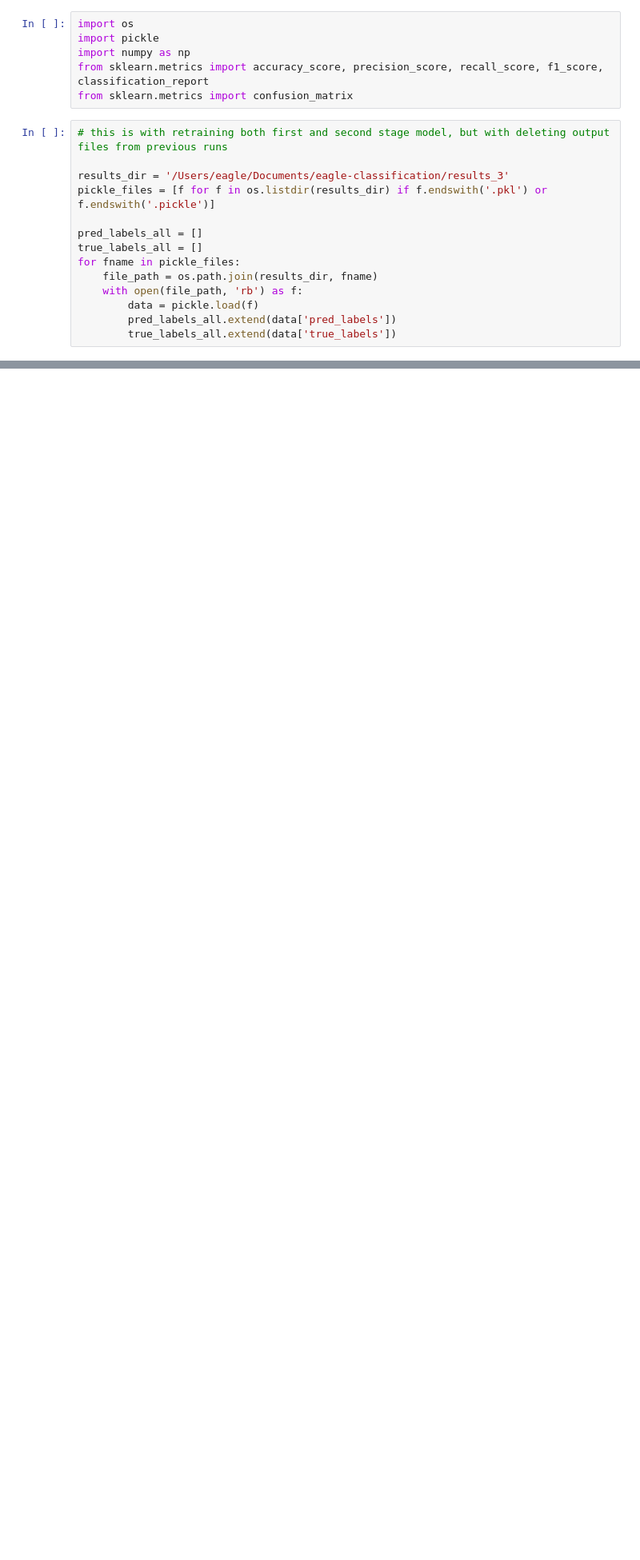
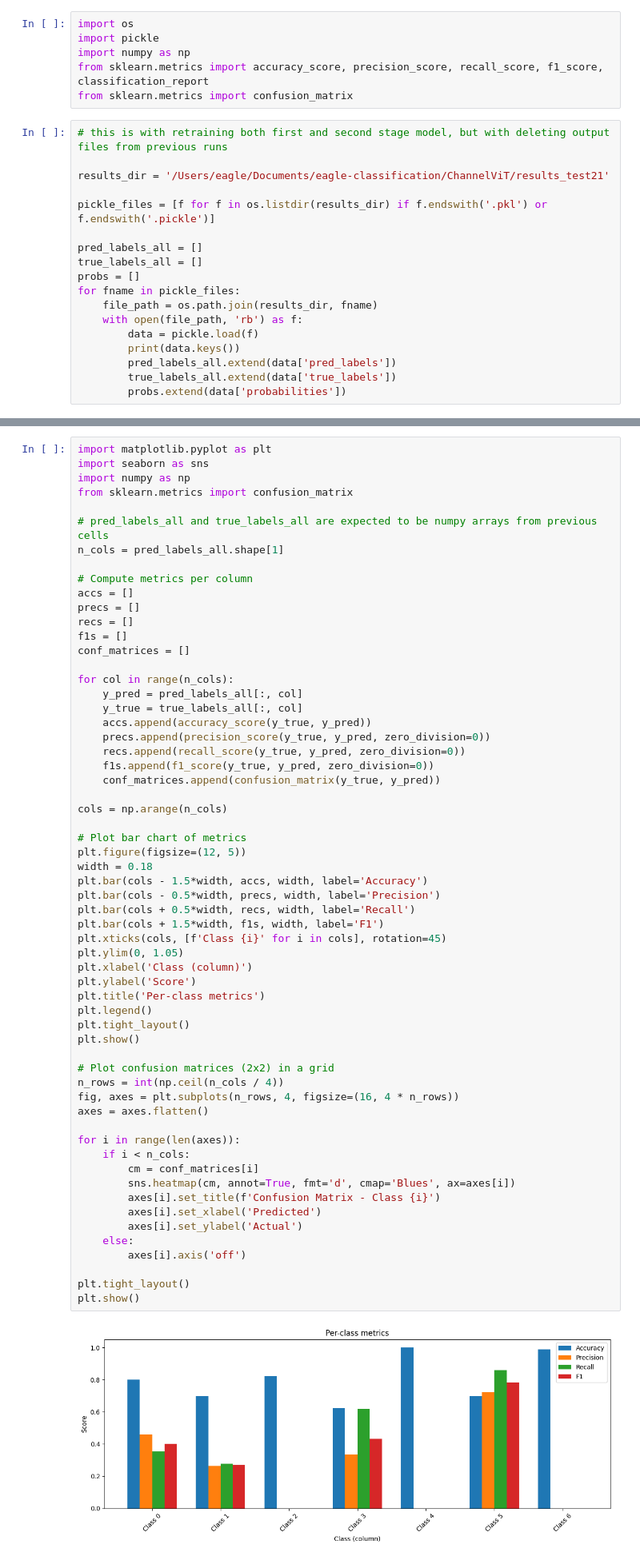
Before and after one commit to danutaparaficz2/copy_EAGLE, a Jupyter notebook: ChannelViT/analysis_test.ipynb, the cells around one changed output, grey strips where cells are left out. Shown: that part at 80% size. Saved outputs shown, nothing was run; the diff lists cells and outputs as text; blank space fills up the shorter version.

```diff
--- a/ChannelViT/analysis_test.ipynb
+++ b/ChannelViT/analysis_test.ipynb
@@ -7,14 +7,18 @@ from sklearn.metrics import confusion_matrix
 # %%
 # this is with retraining both first and second stage model, but with deleting output files from previous runs
 
-results_dir = '/Users/eagle/Documents/eagle-classification/results_3'
+results_dir = '/Users/eagle/Documents/eagle-classification/ChannelViT/results_test21'
+
 pickle_files = [f for f in os.listdir(results_dir) if f.endswith('.pkl') or f.endswith('.pickle')]
 
 pred_labels_all = []
 true_labels_all = []
+probs = []
 for fname in pickle_files:
     file_path = os.path.join(results_dir, fname)
     with open(file_path, 'rb') as f:
         data = pickle.load(f)
+        print(data.keys())
         pred_labels_all.extend(data['pred_labels'])
         true_labels_all.extend(data['true_labels'])
+        probs.extend(data['probabilities'])
@@ -56,0 +74,62 @@ for col in range(n_cols):
+# %%
+import matplotlib.pyplot as plt
+import seaborn as sns
+import numpy as np
+from sklearn.metrics import confusion_matrix
+
+# pred_labels_all and true_labels_all are expected to be numpy arrays from previous cells
+n_cols = pred_labels_all.shape[1]
+
+# Compute metrics per column
+accs = []
+precs = []
+recs = []
+f1s = []
+conf_matrices = []
+
+for col in range(n_cols):
+    y_pred = pred_labels_all[:, col]
+    y_true = true_labels_all[:, col]
+    accs.append(accuracy_score(y_true, y_pred))
+    precs.append(precision_score(y_true, y_pred, zero_division=0))
+    recs.append(recall_score(y_true, y_pred, zero_division=0))
+    f1s.append(f1_score(y_true, y_pred, zero_division=0))
+    conf_matrices.append(confusion_matrix(y_true, y_pred))
+
+cols = np.arange(n_cols)
+
+# Plot bar chart of metrics
+plt.figure(figsize=(12, 5))
+width = 0.18
+plt.bar(cols - 1.5*width, accs, width, label='Accuracy')
+plt.bar(cols - 0.5*width, precs, width, label='Precision')
+plt.bar(cols + 0.5*width, recs, width, label='Recall')
+plt.bar(cols + 1.5*width, f1s, width, label='F1')
+plt.xticks(cols, [f'Class {i}' for i in cols], rotation=45)
+plt.ylim(0, 1.05)
+plt.xlabel('Class (column)')
+plt.ylabel('Score')
+plt.title('Per-class metrics')
+plt.legend()
+plt.tight_layout()
+plt.show()
+
+# Plot confusion matrices (2x2) in a grid
+n_rows = int(np.ceil(n_cols / 4))
+fig, axes = plt.subplots(n_rows, 4, figsize=(16, 4 * n_rows))
+axes = axes.flatten()
+
+for i in range(len(axes)):
+    if i < n_cols:
+        cm = conf_matrices[i]
+        sns.heatmap(cm, annot=True, fmt='d', cmap='Blues', ax=axes[i])
+        axes[i].set_title(f'Confusion Matrix - Class {i}')
+        axes[i].set_xlabel('Predicted')
+        axes[i].set_ylabel('Actual')
+    else:
+        axes[i].axis('off')
+
+plt.tight_layout()
+plt.show()
+# %% [output]
+[figure, added]
```
Also changed, not shown: parts of 10 cells of this notebook, 20 other files.
